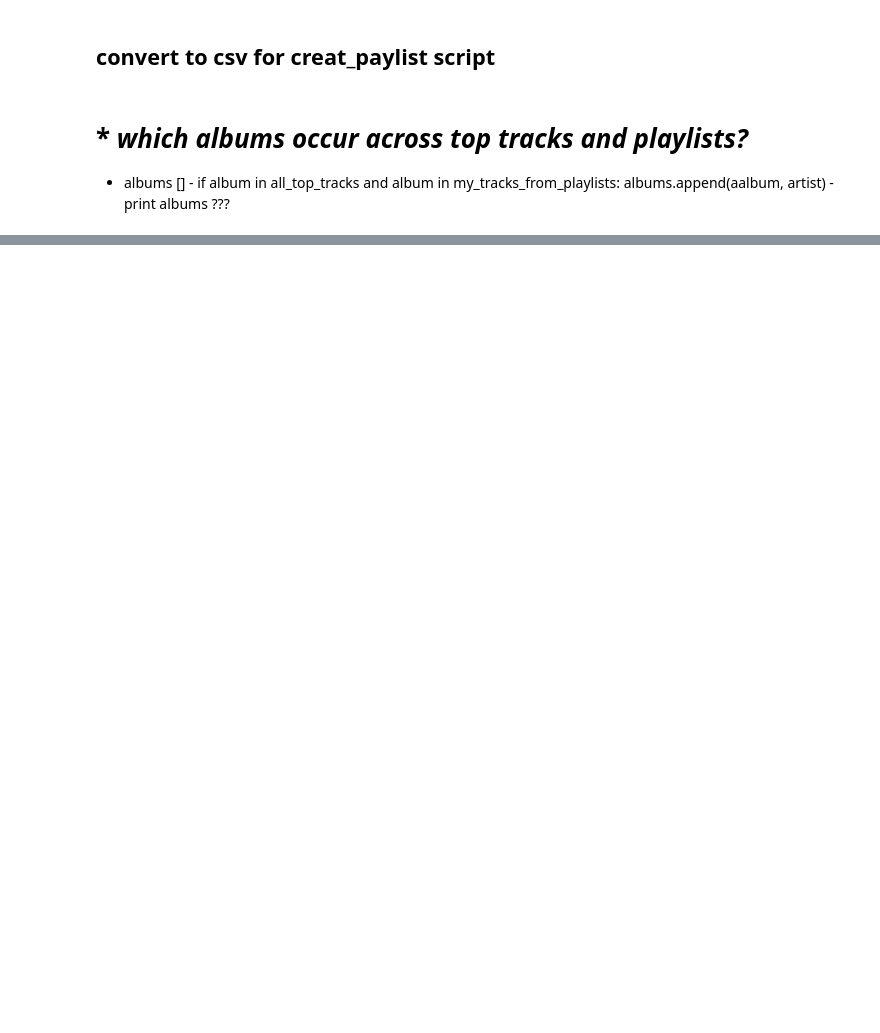
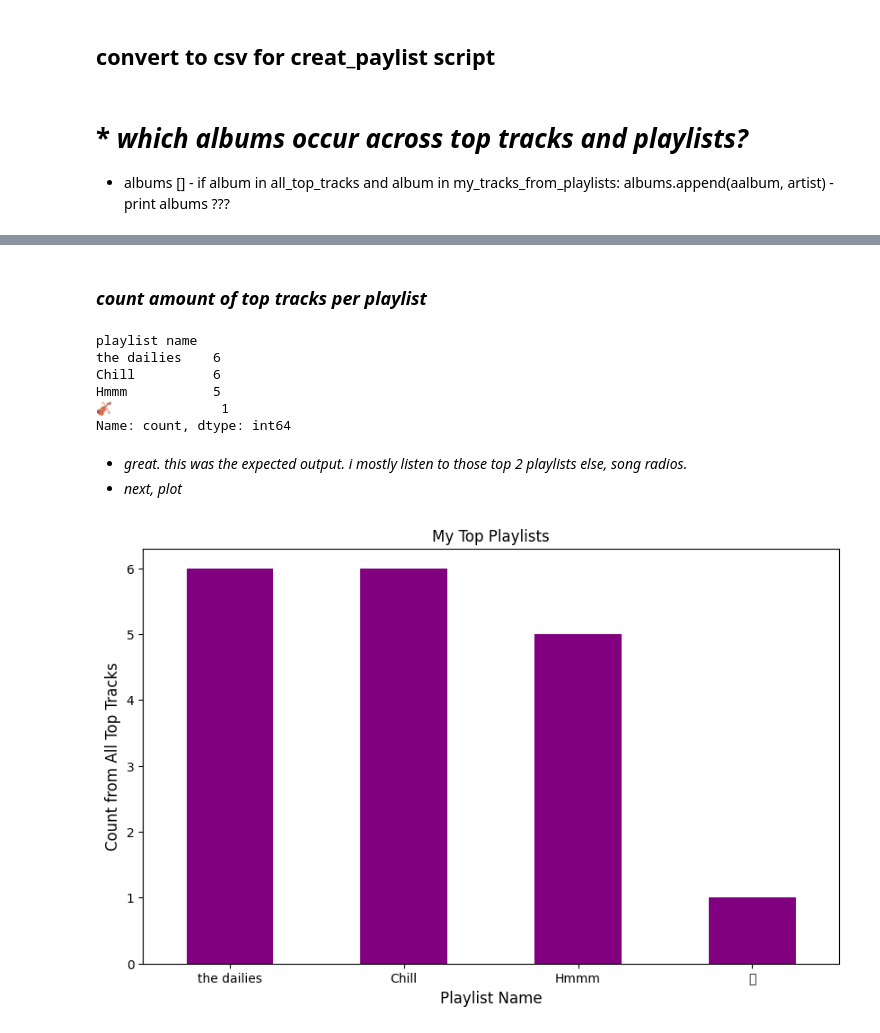
Before and after one commit to aaronAlien/Exploring-Spotify, a Jupyter notebook: spotify_listening.ipynb, the cells around one changed output, grey strips where cells are left out. Saved outputs shown, nothing was run; the diff lists cells and outputs as text; code cells hidden in the pictures; blank space fills up the shorter version.

Commit message:
add playlist name to get_artists. match all top tracks id to playlist tracks id.

```diff
--- a/spotify_listening.ipynb
+++ b/spotify_listening.ipynb
@@ -335,13 +288,13 @@ def get_playlist_tracks(my_playlists, limit=50):
 
     return tracks_df
 # %%
-# Call the function to test
+
 my_tracks_from_playlists = get_playlist_tracks(my_playlists)
 
-my_tracks_from_playlists.drop_duplicates(subset=['track_id'], keep='first', inplace=True)
+#my_tracks_from_playlists.drop_duplicates(subset=['track_id'], keep='first', inplace=True) # modified for finding most listened playlists - duplicated dropped for create_playlist.py
 
 my_tracks_from_playlists['release_year'] = my_tracks_from_playlists['release_year'].apply(date_clean)
+
+my_tracks_from_playlists.rename(columns={'track_name': 'track name', 'release_year': 'release year', 'track_id': 'track id', 'playlist_id': 'playlist id'}, inplace=True)
-# %%
-my_tracks_from_playlists.rename(columns={'track_name': 'track name', 'release_year': 'release year', 'track_id': 'track id'}, inplace=True)
 # %%
 my_tracks_from_playlists.head()
@@ -397,0 +351,4 @@ pprint.pprint(albums)
+# %%
+track_playlist_matches = all_top_tracks[all_top_tracks['track id'].isin(my_tracks_from_playlists['track id'])].merge(my_tracks_from_playlists[['track id','playlist name', 'playlist id']], on='track id', how='left')
+
+track_playlist_matches.drop(columns=['popularity', 'album', 'release'], axis=1)
@@ -397,0 +373,31 @@ pprint.pprint(albums)
+# %% [markdown]
+### _count amount of top tracks per playlist_
+# %%
+top_playlists = track_playlist_matches['playlist name'].value_counts()
+
+top_playlists
+# %% [output]
+playlist name
+the dailies    6
+Chill          6
+Hmmm           5
+🎻              1
+Name: count, dtype: int64
+# %% [markdown]
+* _great. this was the expected output. i mostly listen to those top 2 playlists else, song radios._
+* _next, plot_
+# %%
+# my most listened to playlists from all_top_tracks count
+
+plt.figure(figsize=(10, 6))
+top_playlists.plot(kind='bar', color='purple')
+
+plt.title('My Top Playlists')
+plt.xlabel('Playlist Name', fontsize=12)
+plt.ylabel('Count from All Top Tracks', fontsize=12)
+
+plt.xticks(rotation=0, ha='center', fontsize=10)
+
+plt.show()
+# %% [output]
+[figure, added]
```
Also changed, not shown: parts of 16 cells of this notebook, 3 other files.
